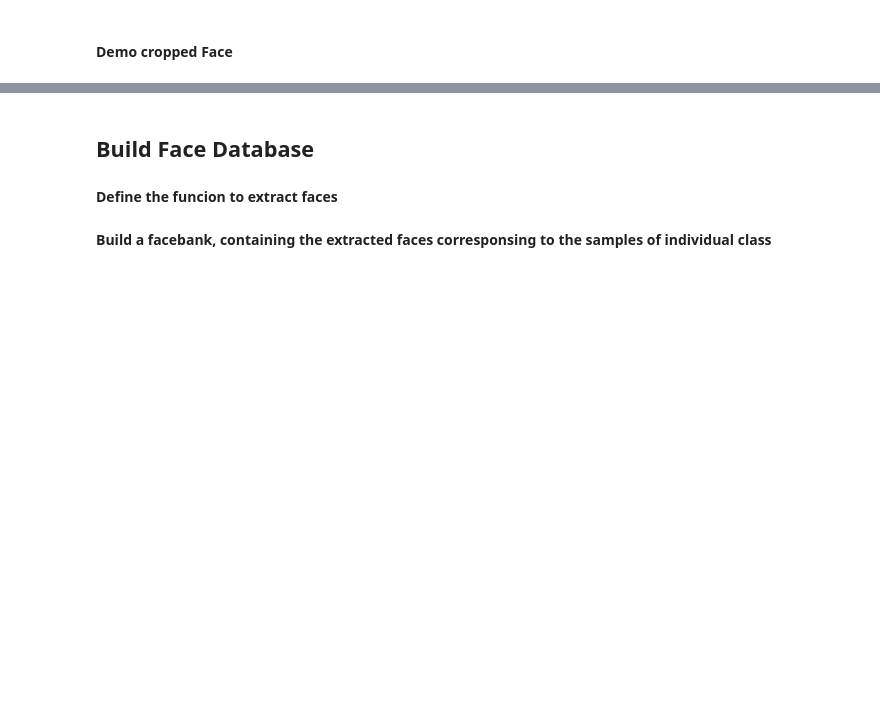
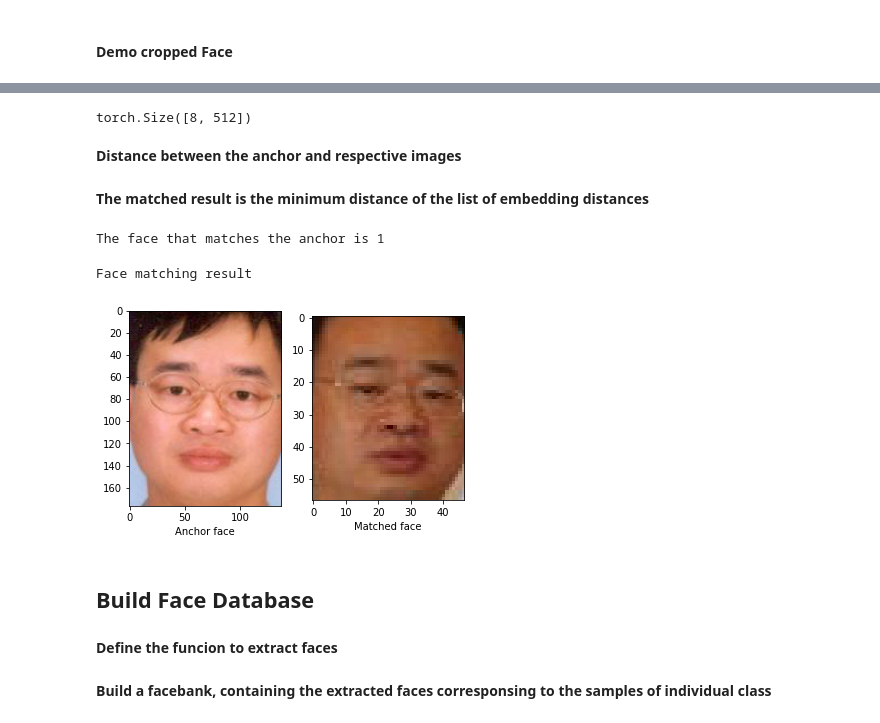
Before and after one commit to sayan0506/Deep-Learning-CV-Hackathon, a Jupyter notebook: Face_Verification_Based_Attendance_System_using_Arcface_Transfer_Learning_v2.ipynb, the cells around one changed output, grey strips where cells are left out. Cells and saved outputs as stored; diff of their text form; code cells hidden in the pictures; blank space fills up the shorter version.

```diff
--- a/Face_Verification_Based_Attendance_System_using_Arcface_Transfer_Learning_v2.ipynb
+++ b/Face_Verification_Based_Attendance_System_using_Arcface_Transfer_Learning_v2.ipynb
@@ -223,3 +337,42 @@ plt.show()
+# %%
+# aligned torch tensor stack loaded in the gpu
+aligned = torch.stack(aligned).to(device)
+# obtain embeddings from the model loaded to gpu, and then reloaded to cpu after embeddings are obtained
+embeddings = resnet(aligned).detach().cpu()
+# %%
+embeddings.shape
+# %% [output]
+torch.Size([8, 512])
+# %% [markdown]
+**Distance between the anchor and respective images**
+# %%
+# embedding of anchor image
+anchor_embed = embeddings[-1]
+# distance between the other images
+dists = [(anchor_embed - embed).norm().item() for embed in embeddings[:-2]]
+# %% [markdown]
+**The matched result is the minimum distance of the list of embedding distances**
+# %%
+# the index of that image
+matched_index = np.argmin(dists)
+print(f'The face that matches the anchor is {matched_index}')
+# %% [output]
+The face that matches the anchor is 1
+# %%
+print('Face matching result')
+plt.subplot(121)
+plt.imshow(anchor_demo[0])
+plt.xlabel('Anchor face')
+
+
+plt.subplot(122)
+plt.imshow(faces_demo[matched_index])
+plt.xlabel('Matched face')
+
+plt.show()
+# %% [output]
+Face matching result
+[figure, added]
 # %% [markdown]
 ## **Build Face Database**
 # %% [markdown]
```
Also changed, not shown: parts of 35 cells of this notebook.
